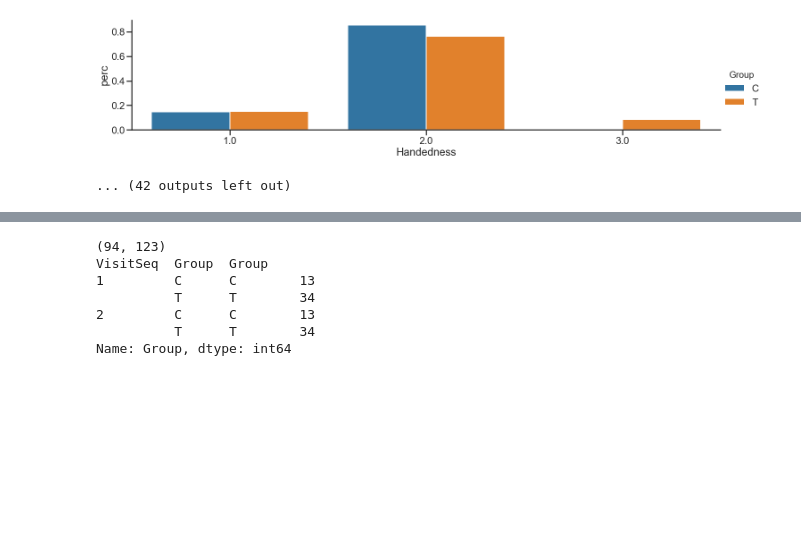
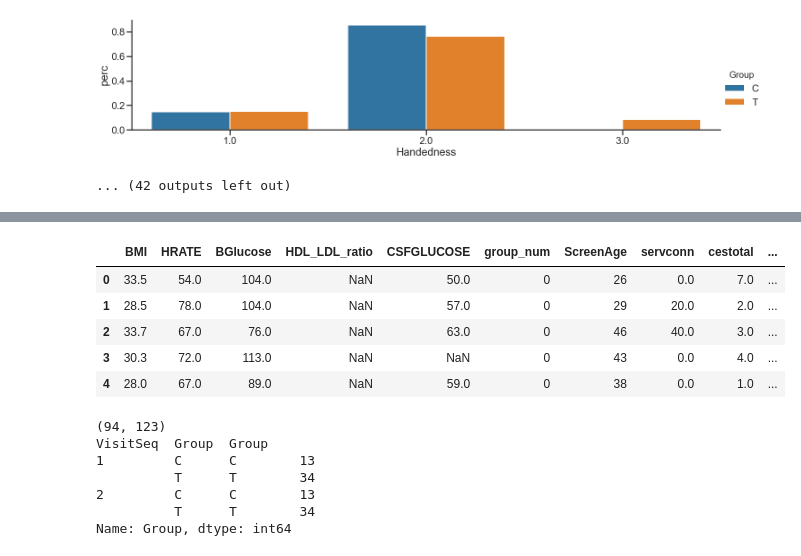
Before and after one commit to grace3999/Clinical, a Jupyter notebook: TBI_Health.ipynb, the cells around one changed output, grey strips where cells are left out. Drawn from its saved outputs; the diff is of its cells as text; code cells hidden in the pictures; blank space fills up the shorter version.

```diff
--- a/TBI_Health.ipynb
+++ b/TBI_Health.ipynb
@@ -94,0 +95,19 @@ data_v1 = data[data['VisitSeq'] == 1]
+# %%
+data_v1 = data.copy()[data['VisitSeq'] == 1]
+
+BMI_bin = []
+for value in data_v1['BMI'].values:
+    if value < 25:
+        BMI_bin.append(25)
+    elif 25 < value < 30:
+        BMI_bin.append(30)
+    elif 30 < value < 35:
+        BMI_bin.append(35)
+    elif value > 35:
+        BMI_bin.append(40)
+    else:
+        BMI_bin.append(np.nan)
+
+print(len(BMI_bin))
+print(data_v1.shape)
+data_v1['BMI_bin'] = BMI_bin
@@ -199,0 +232,9 @@ sns.heatmap(data_corr, mask=mask, cmap=cmap, vmax=1, center=0,
+# %%
+data_sig_health.head()
+# %% [output]
+|  | BMI | HRATE | BGlucose | HDL_LDL_ratio | CSFGLUCOSE | group_num | ScreenAge | servconn | cestotal | ... |
+| 0 | 33.5 | 54.0 | 104.0 | NaN | 50.0 | 0 | 26 | 0.0 | 7.0 | ... |
+| 1 | 28.5 | 78.0 | 104.0 | NaN | 57.0 | 0 | 29 | 20.0 | 2.0 | ... |
+| 2 | 33.7 | 67.0 | 76.0 | NaN | 63.0 | 0 | 46 | 40.0 | 3.0 | ... |
+| 3 | 30.3 | 72.0 | 113.0 | NaN | NaN | 0 | 43 | 0.0 | 4.0 | ... |
+| 4 | 28.0 | 67.0 | 89.0 | NaN | 59.0 | 0 | 38 | 0.0 | 1.0 | ... |
```
Also changed, not shown: parts of 7 cells of this notebook.
